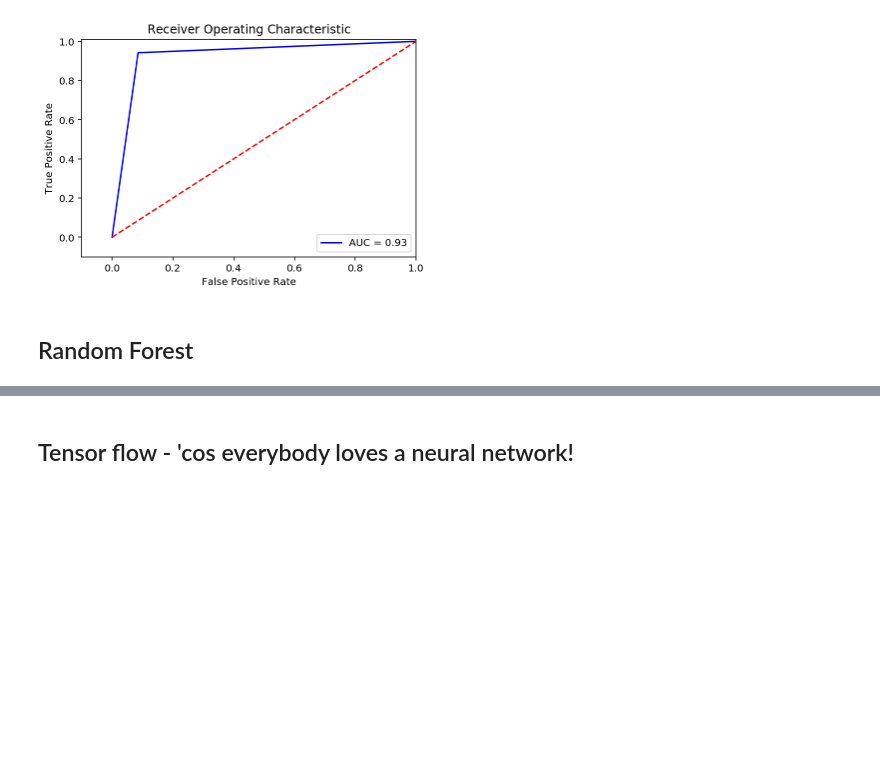
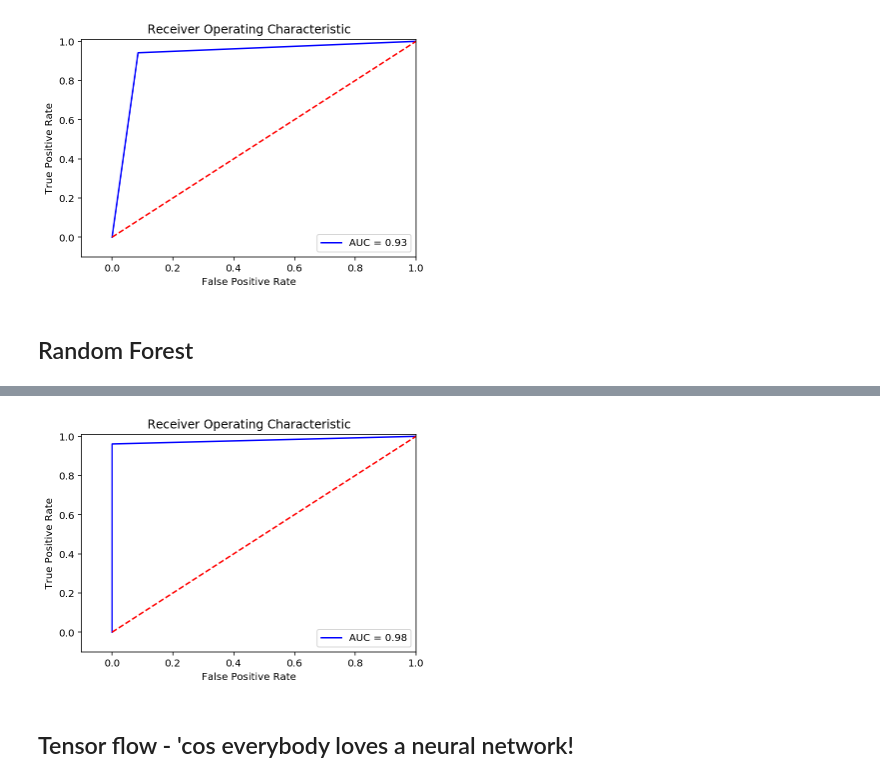
Before and after one commit to scheckley/kaggle_credit_fraud, a Jupyter notebook: scratch.ipynb, the cells around one changed output, grey strips where cells are left out. Drawn from its saved outputs; the diff is of its cells as text; code cells hidden in the pictures; blank space fills up the shorter version.

Commit message:
added random forest

```diff
--- a/scratch.ipynb
+++ b/scratch.ipynb
@@ -306,21 +328,23 @@ toc()
 # %%
 # ROC curve
-#lr = LogisticRegression(C = 10, penalty = 'l2')
-y_pred_score = rf.fit(X_train,y_train).decision_function(X_test)
+#rf = RandomForestClassifier(n_estimators=1000, oob_score=True, n_jobs=4)
+y_pred_score = rf.fit(X_train,y_train).predict_proba(X_test)
 
 fpr, tpr, thresholds = roc_curve(y_test,y_pred)
 roc_auc = auc(fpr,tpr)
 
 # Plot ROC
 plt.title('Receiver Operating Characteristic')
 plt.plot(fpr, tpr, 'b',label='AUC = %0.2f'% roc_auc)
 plt.legend(loc='lower right')
 plt.plot([0,1],[0,1],'r--')
 plt.xlim([-0.1,1.0])
 plt.ylim([-0.1,1.01])
 plt.ylabel('True Positive Rate')
 plt.xlabel('False Positive Rate')
 plt.show()
+# %% [output]
+[figure, added]
 # %% [markdown]
 ## Tensor flow - 'cos everybody loves a neural network!
 # %%
```
Also changed, not shown: parts of 2 cells of this notebook.
